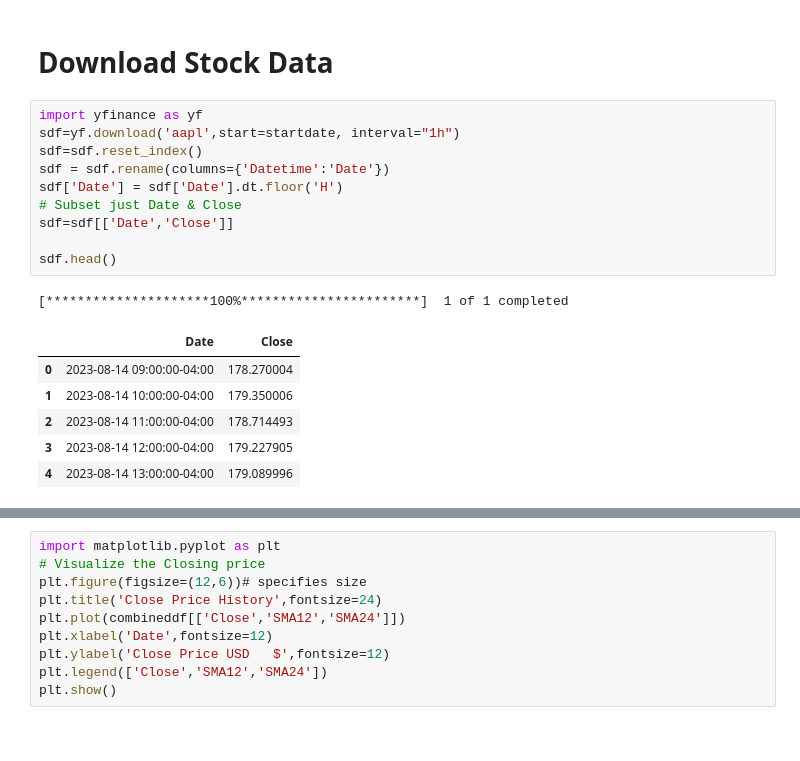
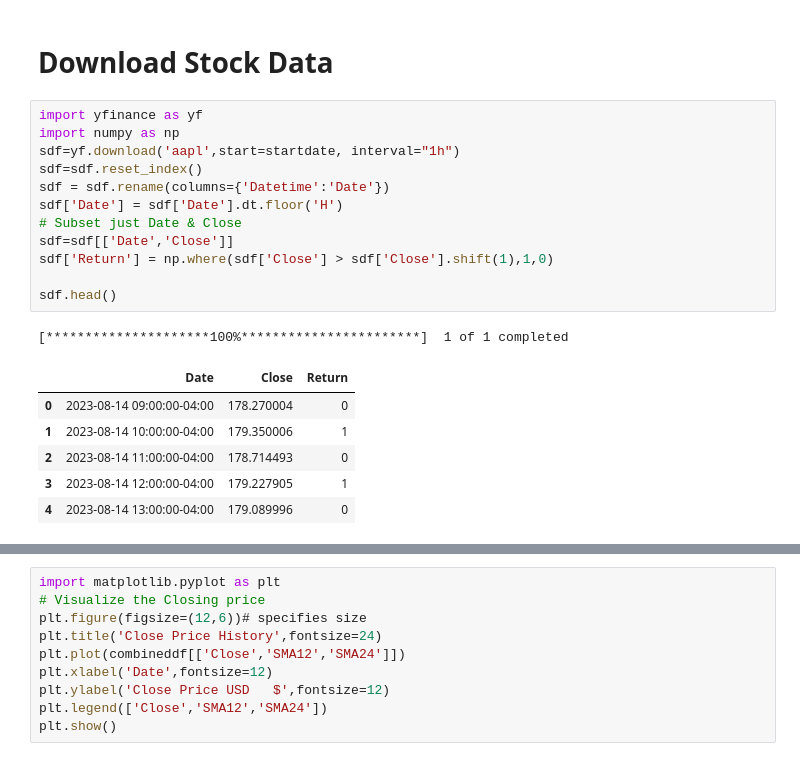
Before and after one commit to gossdante/news_sentiment, a Jupyter notebook: sentiment.ipynb, the cells around one changed output, grey strips where cells are left out. Drawn from its saved outputs; the diff is of its cells as text.

Commit message:
added return

```diff
--- a/sentiment.ipynb
+++ b/sentiment.ipynb
@@ -238,22 +238,24 @@ Name: Date, Length: 148, dtype: datetime64[ns, UTC]
 # Download Stock Data
 # %%
 import yfinance as yf
+import numpy as np
 sdf=yf.download('aapl',start=startdate, interval="1h")
 sdf=sdf.reset_index()
 sdf = sdf.rename(columns={'Datetime':'Date'})
 sdf['Date'] = sdf['Date'].dt.floor('H')
 # Subset just Date & Close
 sdf=sdf[['Date','Close']]
+sdf['Return'] = np.where(sdf['Close'] > sdf['Close'].shift(1),1,0)
 
 sdf.head()
 # %% [output]
 [*********************100%***********************]  1 of 1 completed
-|  | Date | Close |
-| 0 | 2023-08-14 09:00:00-04:00 | 178.270004 |
-| 1 | 2023-08-14 10:00:00-04:00 | 179.350006 |
-| 2 | 2023-08-14 11:00:00-04:00 | 178.714493 |
-| 3 | 2023-08-14 12:00:00-04:00 | 179.227905 |
-| 4 | 2023-08-14 13:00:00-04:00 | 179.089996 |
+|  | Date | Close | Return |
+| 0 | 2023-08-14 09:00:00-04:00 | 178.270004 | 0 |
+| 1 | 2023-08-14 10:00:00-04:00 | 179.350006 | 1 |
+| 2 | 2023-08-14 11:00:00-04:00 | 178.714493 | 0 |
+| 3 | 2023-08-14 12:00:00-04:00 | 179.227905 | 1 |
+| 4 | 2023-08-14 13:00:00-04:00 | 179.089996 | 0 |
 # %%
 #Merge
 combineddf= pd.merge(sdf,all_articles,how='left').ffill(limit=24)
```
Also changed, not shown: parts of 1 cell of this notebook.
